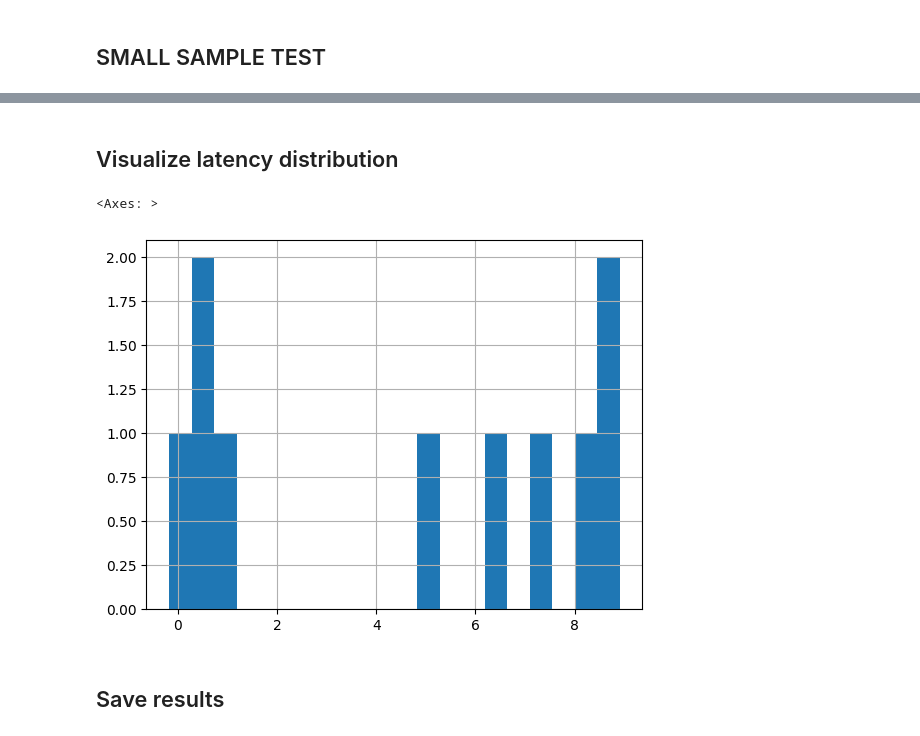
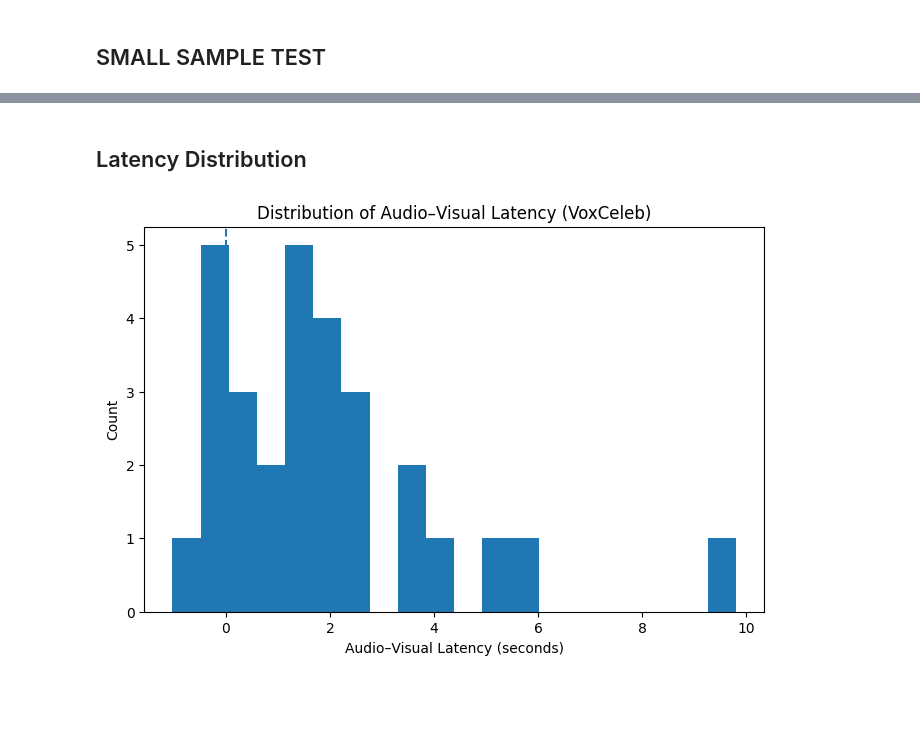
Before and after one commit to ChelsaMJ/Vision-Based-Detection-of-Emotion-Suppression-Using-Facial-Motor-Dynamics, a Jupyter notebook: 03_audio_visual_latency_voxceleb.ipynb, the cells around one changed output, grey strips where cells are left out. Drawn from its saved outputs; the diff is of its cells as text; code cells hidden in the pictures; blank space fills up the shorter version.

```diff
--- a/03_audio_visual_latency_voxceleb.ipynb
+++ b/03_audio_visual_latency_voxceleb.ipynb
@@ -322,17 +404,18 @@ df
-# %% [markdown]
-## Visualize latency distribution
+# %% [markdown]
+## Latency Distribution
 # %%
-df_clean = df[df["speech_preexisting"] == False] #Only these are valid for latency analysis.
-df_clean["latency_sec"].hist(bins=20)
+import matplotlib.pyplot as plt
+import numpy as np
 
-# plt.figure(figsize=(8,5))
-# plt.hist(df["latency_sec"], bins=15)
-# plt.xlabel("Audio–Visual Latency (sec)")
-# plt.ylabel("Count")
-# plt.title("Audio–Visual Latency in VoxCeleb (Real-world)")
-# plt.show()
+# Drop NaN latencies
+latencies = df["latency_sec"].dropna()
+
+plt.figure(figsize=(8, 5))
+plt.hist(latencies, bins=20)
+plt.axvline(0, linestyle="--")
+plt.xlabel("Audio–Visual Latency (seconds)")
+plt.ylabel("Count")
+plt.title("Distribution of Audio–Visual Latency (VoxCeleb)")
+plt.show()
 # %% [output]
-<Axes: >
-[figure, old version]
+[figure, new version]
-# %% [markdown]
-## Save results
```
Also changed, not shown: parts of 29 cells of this notebook.
